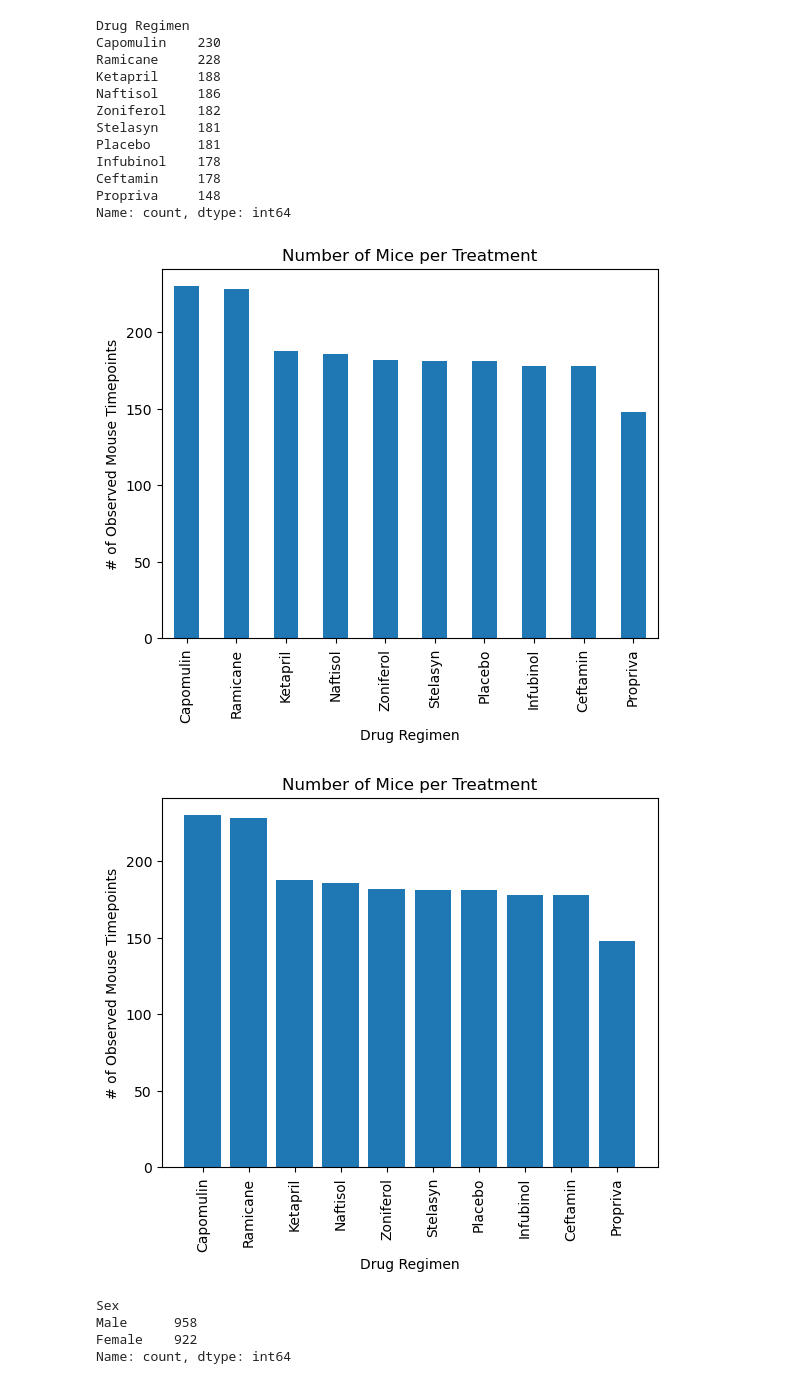
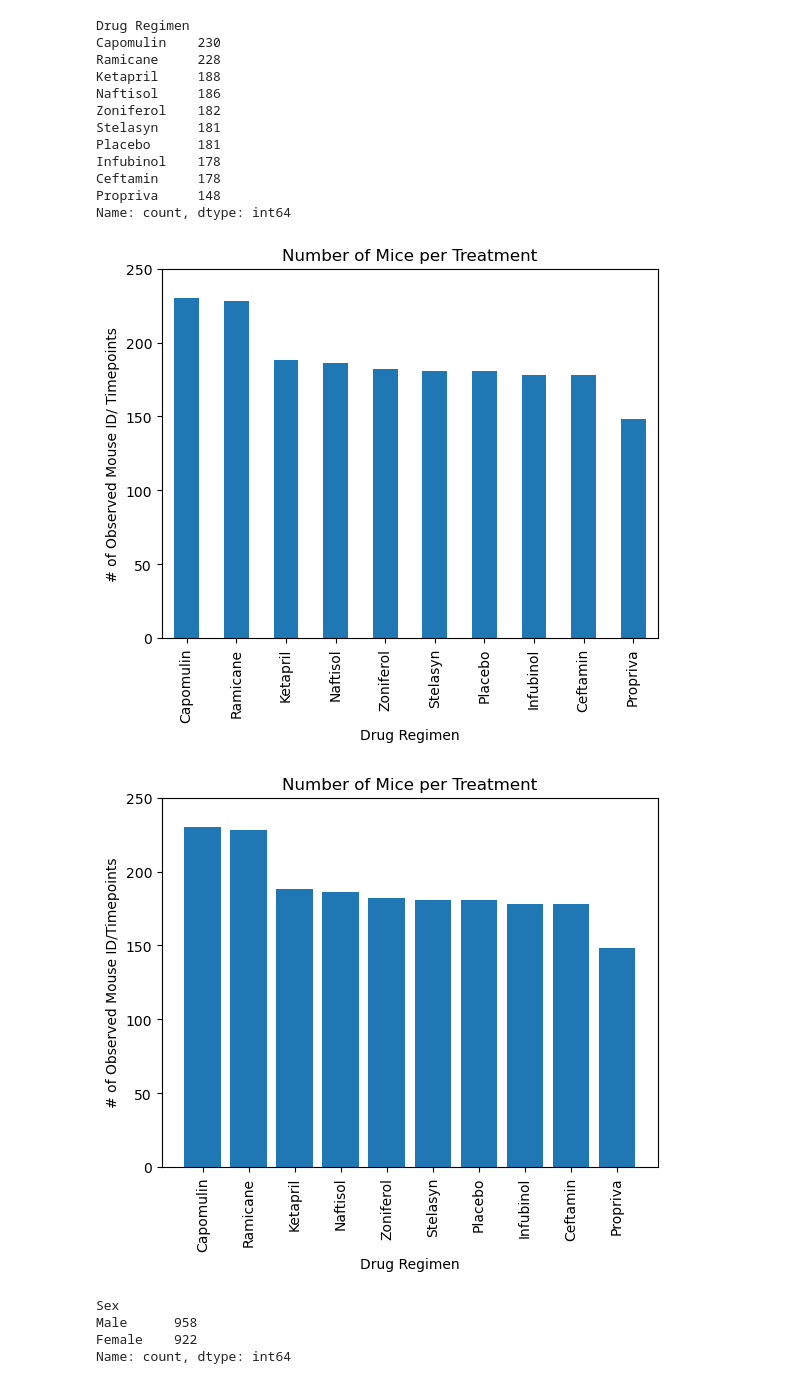
Before and after one commit to Nalchamp/Matplotlib-challenge, a Jupyter notebook: MouseStudy.ipynb, the cells around one changed output. Cells and saved outputs as stored; diff of their text form; code cells hidden in the pictures.

```diff
--- a/MouseStudy.ipynb
+++ b/MouseStudy.ipynb
@@ -236,29 +248,30 @@ count_mice.plot(kind="bar")
 #Format chart
 plt.title("Number of Mice per Treatment")
 plt.xlabel("Drug Regimen")
-plt.ylabel("# of Observed Mouse Timepoints")
+plt.ylabel("# of Observed Mouse ID/ Timepoints")
+plt.ylim(0, 250)
 
 plt.show()
 # %% [output]
-[figure, old version]
+[figure, new version]
 # %%
 #Create bar plot Showing total number of timepoints for all mice tested for each drug regimen (using pyplot)
 #Designate axis
 x_axis = count_mice.index.values
 y_axis = count_mice.values
 
 #Plot bar plot
 plt.bar(x_axis, y_axis, align='center')
 
 #Format chart
 plt.title("Number of Mice per Treatment")
 plt.xlabel("Drug Regimen")
-plt.ylabel("# of Observed Mouse Timepoints")
+plt.ylabel("# of Observed Mouse ID/Timepoints")
 plt.xticks(rotation="vertical")
-
+plt.ylim(0, 250)
 plt.show()
 # %% [output]
-[figure, old version]
+[figure, new version]
 # %%
 # Generate Pie Chart using:
 # (1) DataFrame.plot
```
Also changed, not shown: parts of 2 cells of this notebook.
